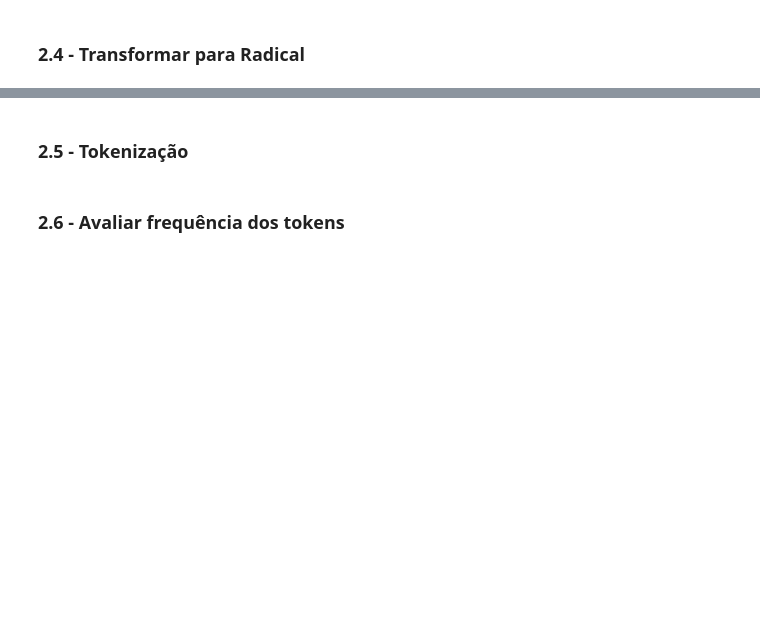
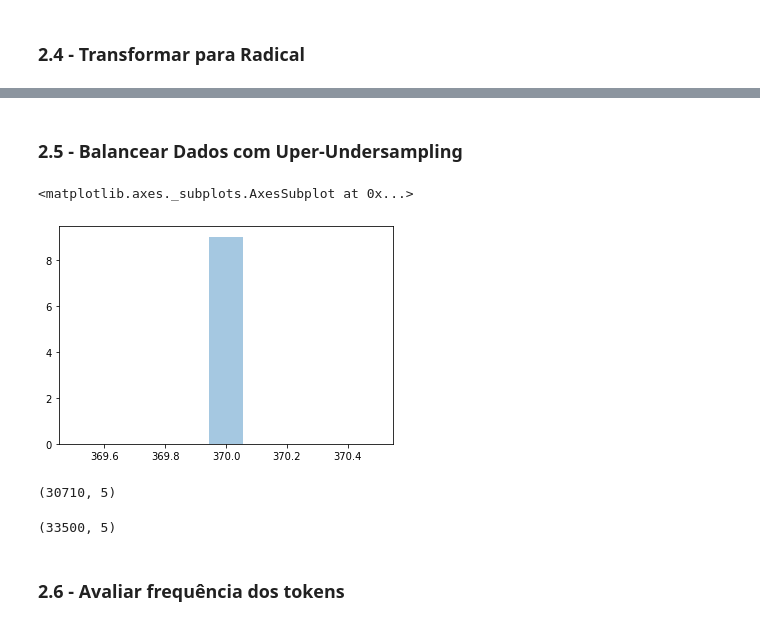
Before and after one commit to mbjesus/desafio_01_nlp_ufg, a Jupyter notebook: NLP_TCE.ipynb, the cells around one changed output, grey strips where cells are left out. Saved outputs shown, nothing was run; the diff lists cells and outputs as text; code cells hidden in the pictures; blank space fills up the shorter version.

```diff
--- a/NLP_TCE.ipynb
+++ b/NLP_TCE.ipynb
@@ -131,0 +131,4 @@ dataset
+# %%
+#aplica remocao de stop-words
+dataset["title_normalizado_sem_sw"] = dataset["title_normalizado"].map(remove_stopwords)
+dataset
@@ -133,0 +170,4 @@ dataset
+# %%
+#aplica limpeza stemmer
+dataset["title_normalizado_sem_sw_stemmer"] = dataset["title_normalizado_sem_sw"].map(stemmer_sentenca)
+dataset
@@ -134,5 +193,48 @@ dataset
 # %% [markdown]
-### 2.5 - Tokenização
+### 2.5 - Balancear Dados com Uper-Undersampling
+# %%
+def balencearMesmaClasse(df_desbalanceado,tamanho):
+
+    lista_categorias = df_desbalanceado.category.unique()
+
+    df_sampled = pd.DataFrame()
+
+    for categoria in lista_categorias:
+
+        df_tmp = df_desbalanceado[df_desbalanceado.category == categoria]
+
+        if(len(df_tmp)) > tamanho:
+            ##como a classe tem mais registros que o tamanho, fazer SEM repeticao
+            df_tmp = resample(df_tmp,
+                             replace=False,
+                             n_samples=(tamanho),
+                             random_state=123)
+        else:
+            ##como a classe tem mais registros que o tamanho, fazer COM repeticao
+            df_tmp = resample(df_tmp,
+                             replace=True,
+                             n_samples=(tamanho),
+                             random_state=123)
+
+        df_sampled = pd.concat([df_sampled, df_tmp])
+
+    return df_sampled
+# %%
+dataset_balanceado = balencearMesmaClasse(dataset,370)
+# %%
+pd.value_counts(dataset_balanceado["category"].values, sort=True)
+sns.distplot(pd.value_counts(dataset_balanceado["category"].values, sort=True))
+# %% [output]
+<matplotlib.axes._subplots.AxesSubplot at 0x...>
+[figure, added]
+# %%
+dataset_balanceado.shape
+# %% [output]
+(30710, 5)
+# %%
+dataset.shape
+# %% [output]
+(33500, 5)
 # %% [markdown]
 ### 2.6 - Avaliar frequência dos tokens
 # %% [markdown]
```
Also changed, not shown: parts of 12 cells of this notebook.
